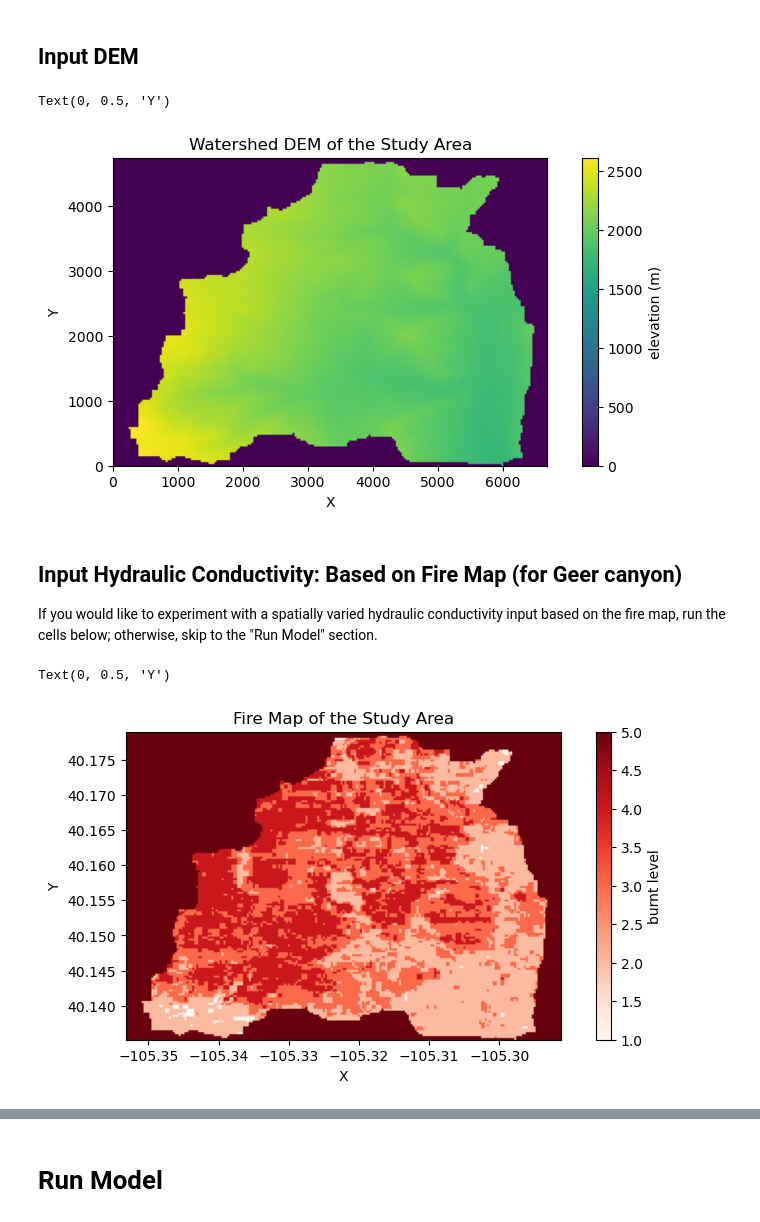
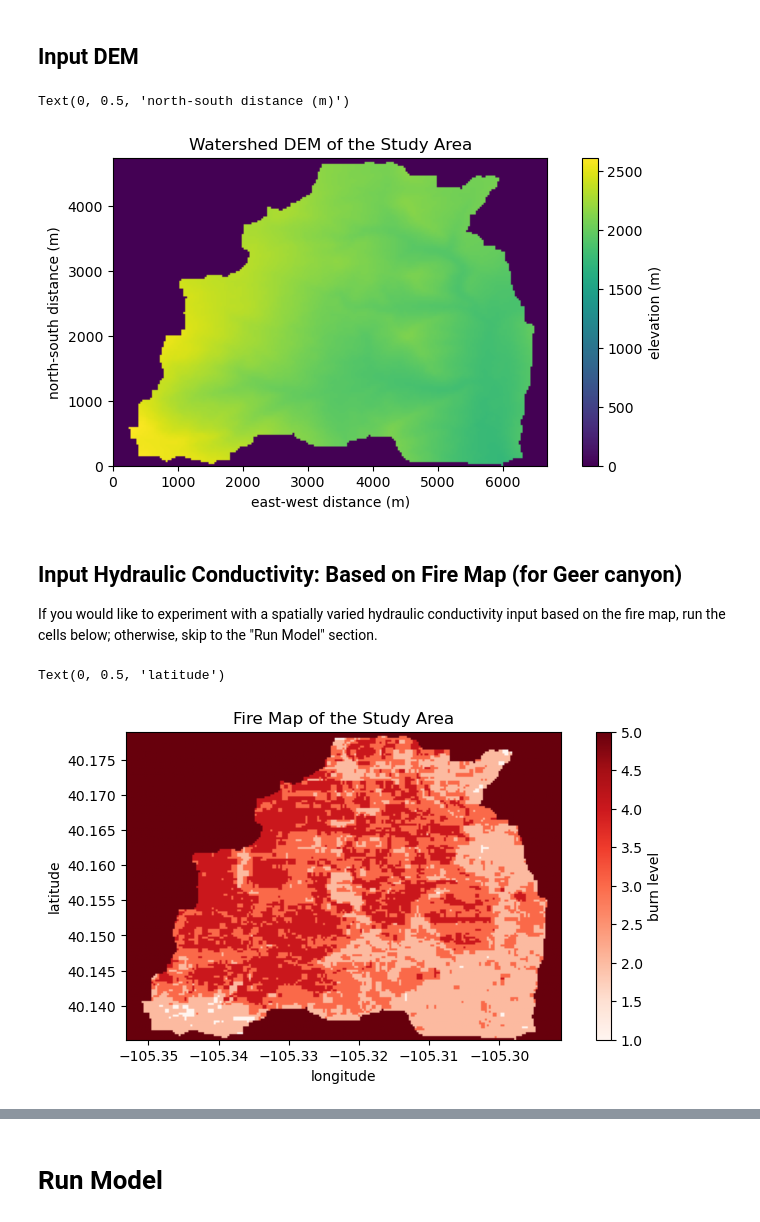
Before and after one commit to gantian127/mini_project, a Jupyter notebook: Demo_notebook.ipynb, the cells around one changed output, grey strips where cells are left out. Drawn from its saved outputs; the diff is of its cells as text; code cells hidden in the pictures.

Commit message:
update plot x and y names

```diff
--- a/Demo_notebook.ipynb
+++ b/Demo_notebook.ipynb
@@ -78,22 +78,22 @@ infil_info = {
 # %%
 # Load DEM file
 with rasterio.open(terrain["grid_file"]) as dataset:
     # Read the first band
     dem_data = dataset.read(1)
 
     # Get metadata (optional)
     extent = [dataset.bounds.left, dataset.bounds.right, dataset.bounds.bottom, dataset.bounds.top]
 
 # Plot the raster
 plt.figure(figsize=(9, 4))
 plt.imshow(dem_data, cmap="viridis", extent=extent, vmin=0)
 plt.colorbar(label="elevation (m)")
 plt.title("Watershed DEM of the Study Area")
-plt.xlabel("X")
-plt.ylabel("Y")
+plt.xlabel("east-west distance (m)")
+plt.ylabel("north-south distance (m)")
 # %% [output]
-Text(0, 0.5, 'Y')
+Text(0, 0.5, 'north-south distance (m)')
-[figure, old version]
+[figure, new version]
 # %% [markdown]
 ## Input Hydraulic Conductivity: Based on Fire Map  (for Geer canyon)
 If you would like to experiment with a spatially varied hydraulic conductivity input based on the fire map, run the cells below; otherwise, skip to the "Run Model" section.
@@ -111,13 +111,13 @@ with rasterio.open(fire_map) as dataset:
 # Plot the raster
 plt.figure(figsize=(9, 4))
 plt.imshow(fire_data, cmap="Reds", extent=extent, vmin=1, vmax=5)
-plt.colorbar(label="burnt level")
+plt.colorbar(label="burn level")
 plt.title("Fire Map of the Study Area")
-plt.xlabel("X")
-plt.ylabel("Y")
+plt.xlabel("longitude")
+plt.ylabel("latitude")
 # %% [output]
-Text(0, 0.5, 'Y')
+Text(0, 0.5, 'latitude')
-[figure, old version]
+[figure, new version]
 # %%
 # update the infiltration parameter setting
 
```
Also changed, not shown: parts of 1 cell of this notebook.
